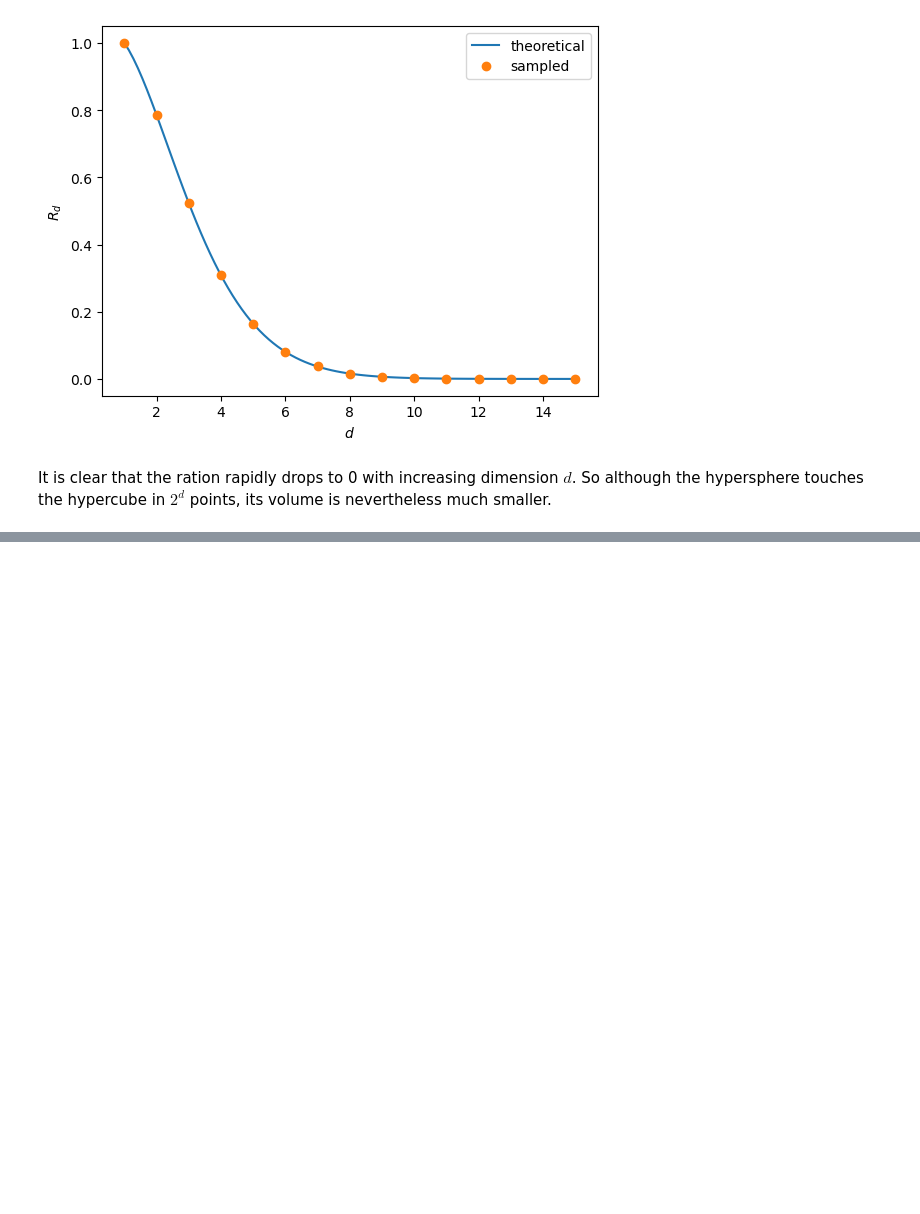
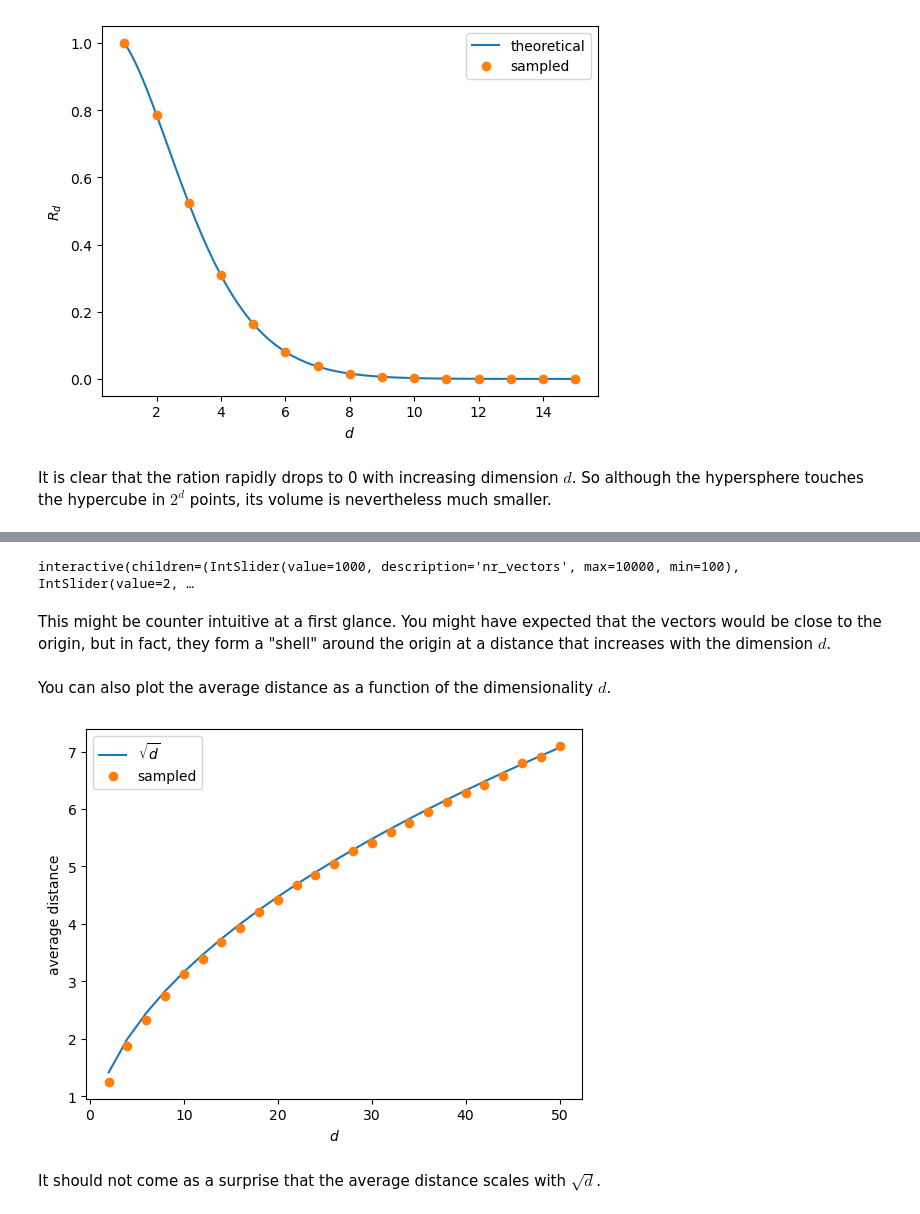
Before and after one commit to gjbex/Machine-learning-with-Python, a Jupyter notebook: source-code/curse_of_dimensionality.ipynb, the cells around one changed output, grey strips where cells are left out. Cells and saved outputs as stored; diff of their text form; code cells hidden in the pictures; blank space fills up the shorter version.

Commit message:
Add distance distribution of vectors with normal distirbution

```diff
--- a/source-code/curse_of_dimensionality.ipynb
+++ b/source-code/curse_of_dimensionality.ipynb
@@ -178,0 +183,42 @@ It is clear that the ration rapidly drops to 0 with increasing dimension $d$. So
+# %%
+def generate_vectors(rng, nr_vectors, nr_dims):
+    return rng.normal(size=(nr_vectors, nr_dims))
+# %%
+def compute_distance_distribution(vectors):
+    return np.linalg.norm(vectors, axis=1)
+# %%
+@ipywidgets.interact(nr_vectors=(100, 10_000), nr_dims=(1, 50))
+def show_distance_distribution(nr_vectors=1_000, nr_dims=2):
+    vectors = generate_vectors(rng, nr_vectors, nr_dims)
+    distribution = compute_distance_distribution(vectors)
+    figure, axis = plt.subplots()
+    axis.hist(distribution, bins=50, density=True)
+    axis.set_xlim(0.0, 10.0)
+    plt.show()
+# %% [output]
+interactive(children=(IntSlider(value=1000, description='nr_vectors', max=10000, min=100), IntSlider(value=2, …
+# %% [markdown]
+This might be counter intuitive at a first glance.  You might have expected that the vectors would be close to the origin, but in fact, they form a "shell" around the origin at a distance that increases with the dimension $d$.
+# %% [markdown]
+You can also plot the average distance as a function of the dimensionality $d$.
+# %%
+def compute_average_distance(rng, nr_vectors, nr_dims):
+    vectors = generate_vectors(rng, nr_vectors, nr_dims)
+    distribution = compute_distance_distribution(vectors)
+    return distribution.mean()
+# %%
+nr_vectors = 1_000
+dims = np.arange(2, 51, 2)
+average_distances = [
+    compute_average_distance(rng, nr_vectors, dim) for dim in dims
+]
+figure, axis = plt.subplots()
+axis.plot(dims, np.sqrt(dims), label=r'$\sqrt{d}$')
+axis.plot(dims, average_distances, 'o', label='sampled')
+axis.set_xlabel('$d$')
+axis.set_ylabel('average distance')
+axis.legend();
+# %% [output]
+[figure, added]
+# %% [markdown]
+It should not come as a surprise that the average distance scales with $\sqrt{d}$.
```
Also changed, not shown: parts of 2 cells of this notebook.
